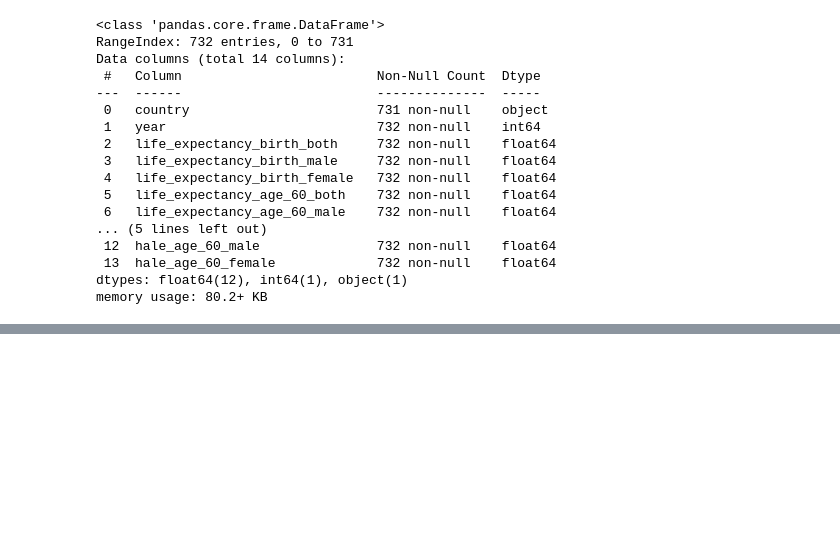
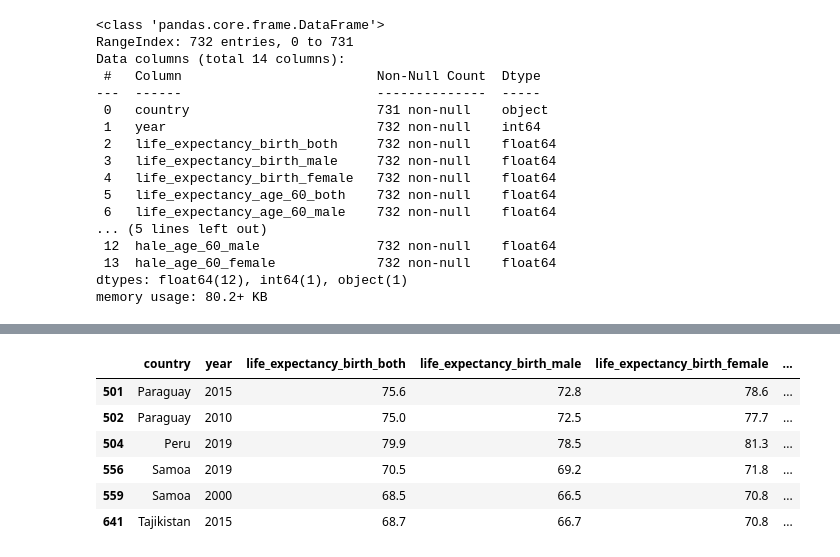
Before and after one commit to thatzerroguy/Life-Expectancy-Analysis, a Jupyter notebook: life_expectancy_analysis.ipynb, the cells around one changed output, grey strips where cells are left out. Saved outputs shown, nothing was run; the diff lists cells and outputs as text; code cells hidden in the pictures; blank space fills up the shorter version.

```diff
--- a/life_expectancy_analysis.ipynb
+++ b/life_expectancy_analysis.ipynb
@@ -67,0 +111,10 @@ life_data.describe()
+# %%
+life_data[life_data['hale_birth_both'].isna()]
+# %% [output]
+|  | country | year | life_expectancy_birth_both | life_expectancy_birth_male | life_expectancy_birth_female | ... |
+| 501 | Paraguay | 2015 | 75.6 | 72.8 | 78.6 | ... |
+| 502 | Paraguay | 2010 | 75.0 | 72.5 | 77.7 | ... |
+| 504 | Peru | 2019 | 79.9 | 78.5 | 81.3 | ... |
+| 556 | Samoa | 2019 | 70.5 | 69.2 | 71.8 | ... |
+| 559 | Samoa | 2000 | 68.5 | 66.5 | 70.8 | ... |
+| 641 | Tajikistan | 2015 | 68.7 | 66.7 | 70.8 | ... |
```
Also changed, not shown: parts of 8 cells of this notebook.
